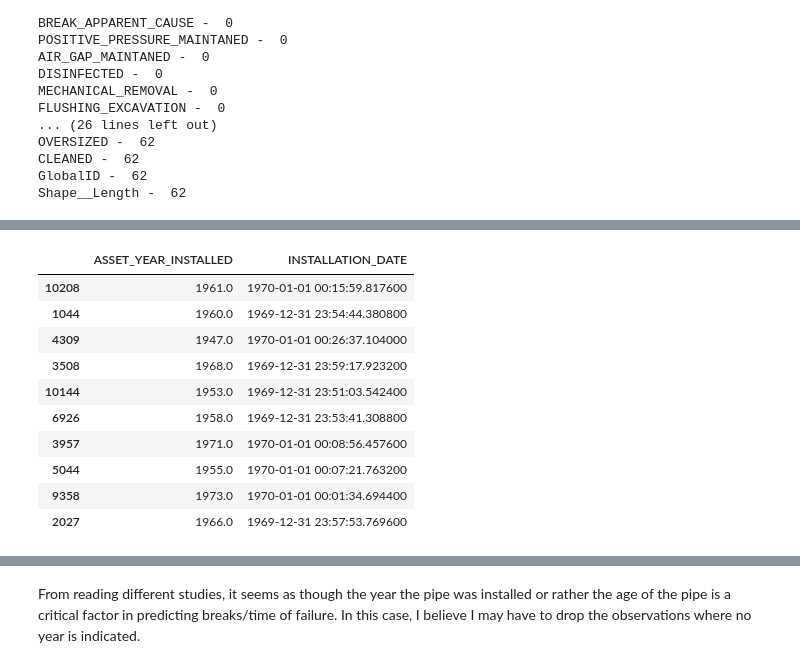
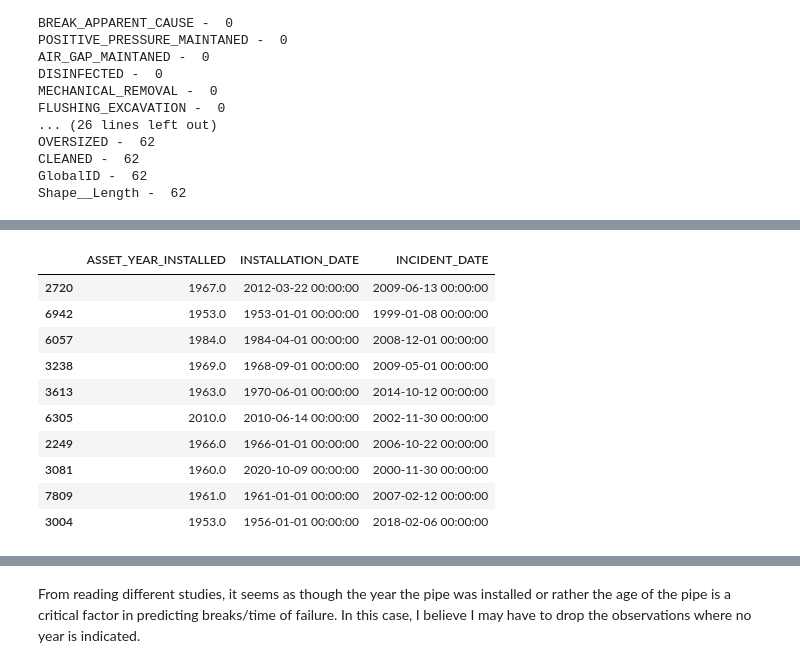
Before and after one commit to js3lliott/water-main-break-prediction-KW, a Jupyter notebook: notebooks/01_initial_preprocessing.ipynb, the cells around one changed output, grey strips where cells are left out. Drawn from its saved outputs; the diff is of its cells as text; code cells hidden in the pictures.

```diff
--- a/notebooks/01_initial_preprocessing.ipynb
+++ b/notebooks/01_initial_preprocessing.ipynb
@@ -206,3 +199,0 @@ break_data.shape
-# %%
-break_data['INCIDENT_DATE'] = pd.to_datetime(break_data['INCIDENT_DATE'], unit='s')
-break_data['INSTALLATION_DATE'] = pd.to_datetime(break_data['INSTALLATION_DATE'], unit='s')
@@ -704,15 +682,15 @@ Name: ASSET_YEAR_INSTALLED, Length: 94, dtype: int64
 # %%
 # compare the asset year installed with the installation date
-break_data[['ASSET_YEAR_INSTALLED', 'INSTALLATION_DATE']].sample(10)
+break_data[['ASSET_YEAR_INSTALLED', 'INSTALLATION_DATE', 'INCIDENT_DATE']].sample(10)
 # %% [output]
-|  | ASSET_YEAR_INSTALLED | INSTALLATION_DATE |
-| 10208 | 1961.0 | 1970-01-01 00:15:59.817600 |
-| 1044 | 1960.0 | 1969-12-31 23:54:44.380800 |
-| 4309 | 1947.0 | 1970-01-01 00:26:37.104000 |
-| 3508 | 1968.0 | 1969-12-31 23:59:17.923200 |
-| 10144 | 1953.0 | 1969-12-31 23:51:03.542400 |
-| 6926 | 1958.0 | 1969-12-31 23:53:41.308800 |
-| 3957 | 1971.0 | 1970-01-01 00:08:56.457600 |
-| 5044 | 1955.0 | 1970-01-01 00:07:21.763200 |
-| 9358 | 1973.0 | 1970-01-01 00:01:34.694400 |
-| 2027 | 1966.0 | 1969-12-31 23:57:53.769600 |
+|  | ASSET_YEAR_INSTALLED | INSTALLATION_DATE | INCIDENT_DATE |
+| 2720 | 1967.0 | 2012-03-22 00:00:00 | 2009-06-13 00:00:00 |
+| 6942 | 1953.0 | 1953-01-01 00:00:00 | 1999-01-08 00:00:00 |
+| 6057 | 1984.0 | 1984-04-01 00:00:00 | 2008-12-01 00:00:00 |
+| 3238 | 1969.0 | 1968-09-01 00:00:00 | 2009-05-01 00:00:00 |
+| 3613 | 1963.0 | 1970-06-01 00:00:00 | 2014-10-12 00:00:00 |
+| 6305 | 2010.0 | 2010-06-14 00:00:00 | 2002-11-30 00:00:00 |
+| 2249 | 1966.0 | 1966-01-01 00:00:00 | 2006-10-22 00:00:00 |
+| 3081 | 1960.0 | 2020-10-09 00:00:00 | 2000-11-30 00:00:00 |
+| 7809 | 1961.0 | 1961-01-01 00:00:00 | 2007-02-12 00:00:00 |
+| 3004 | 1953.0 | 1956-01-01 00:00:00 | 2018-02-06 00:00:00 |
```
Also changed, not shown: parts of 24 cells of this notebook, 12 other files.
